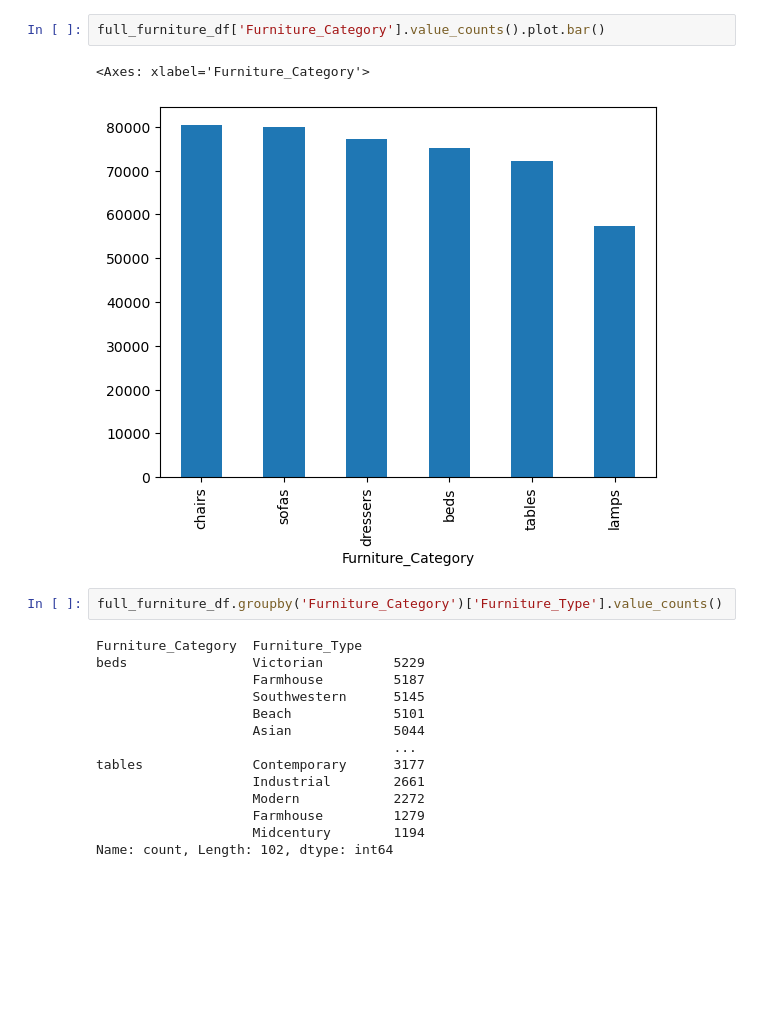
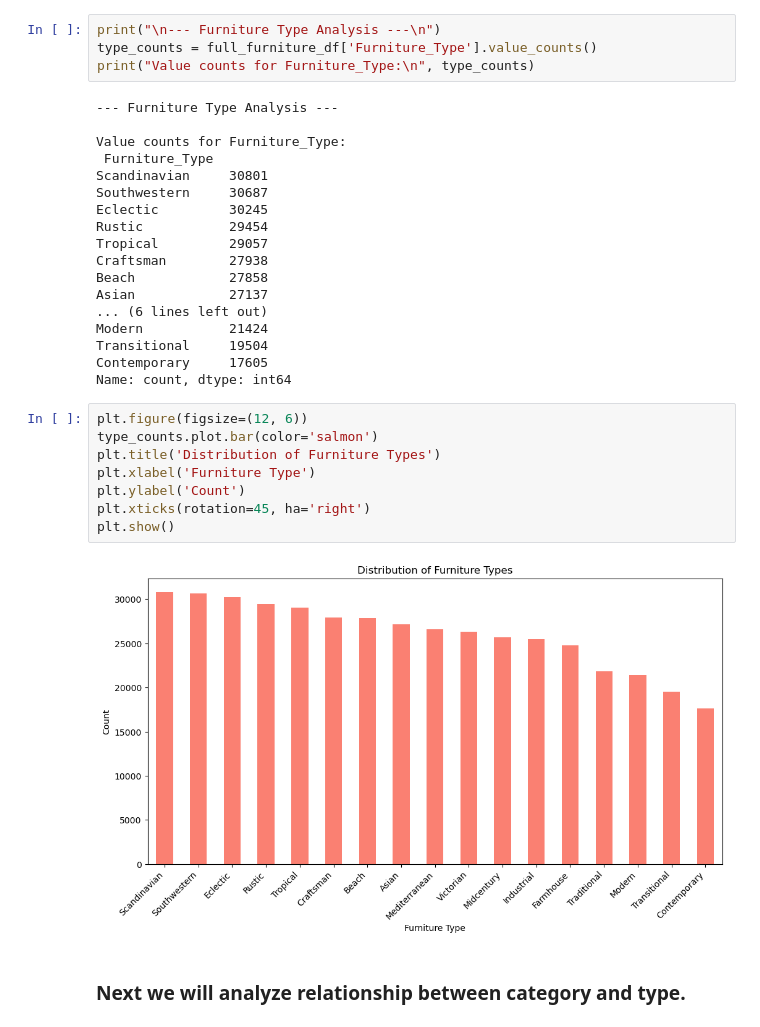
Before and after one commit to mh12122003/Furniture-Classification-Model, a Jupyter notebook: EDA.ipynb, the cells around one changed output. Drawn from its saved outputs; the diff is of its cells as text; blank space fills up the shorter version.

```diff
--- a/EDA.ipynb
+++ b/EDA.ipynb
@@ -32,22 +114,35 @@ Name: count, dtype: int64
 # %%
-full_furniture_df['Furniture_Category'].value_counts().plot.bar()
+print("\n--- Furniture Type Analysis ---\n")
+type_counts = full_furniture_df['Furniture_Type'].value_counts()
+print("Value counts for Furniture_Type:\n", type_counts)
 # %% [output]
-<Axes: xlabel='Furniture_Category'>
+--- Furniture Type Analysis ---
+
+Value counts for Furniture_Type:
+ Furniture_Type
+Scandinavian     30801
+Southwestern     30687
+Eclectic         30245
+Rustic           29454
+Tropical         29057
+Craftsman        27938
+Beach            27858
+Asian            27137
+... (6 lines left out)
+Modern           21424
+Transitional     19504
+Contemporary     17605
+Name: count, dtype: int64
-[figure, removed]
 # %%
-full_furniture_df.groupby('Furniture_Category')['Furniture_Type'].value_counts()
+plt.figure(figsize=(12, 6))
+type_counts.plot.bar(color='salmon')
+plt.title('Distribution of Furniture Types')
+plt.xlabel('Furniture Type')
+plt.ylabel('Count')
+plt.xticks(rotation=45, ha='right')
+plt.show()
 # %% [output]
-Furniture_Category  Furniture_Type
-beds                Victorian         5229
-                    Farmhouse         5187
-                    Southwestern      5145
-                    Beach             5101
-                    Asian             5044
-                                      ...
-tables              Contemporary      3177
-                    Industrial        2661
-                    Modern            2272
-                    Farmhouse         1279
-                    Midcentury        1194
-Name: count, Length: 102, dtype: int64
+[figure, added]
+# %% [markdown]
+### Next we will analyze relationship between category and type.
 # %%
```
Also changed, not shown: parts of 26 cells of this notebook.
